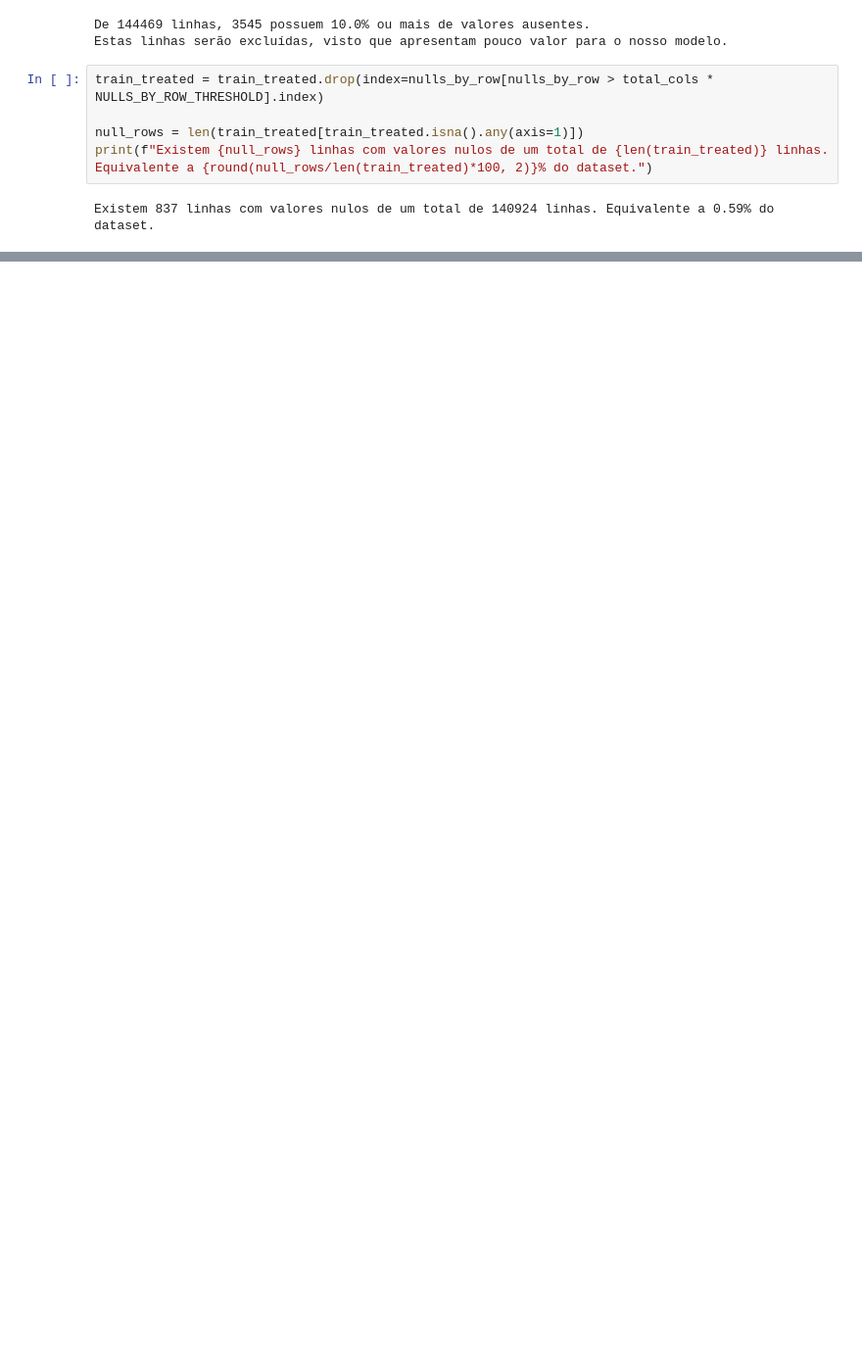
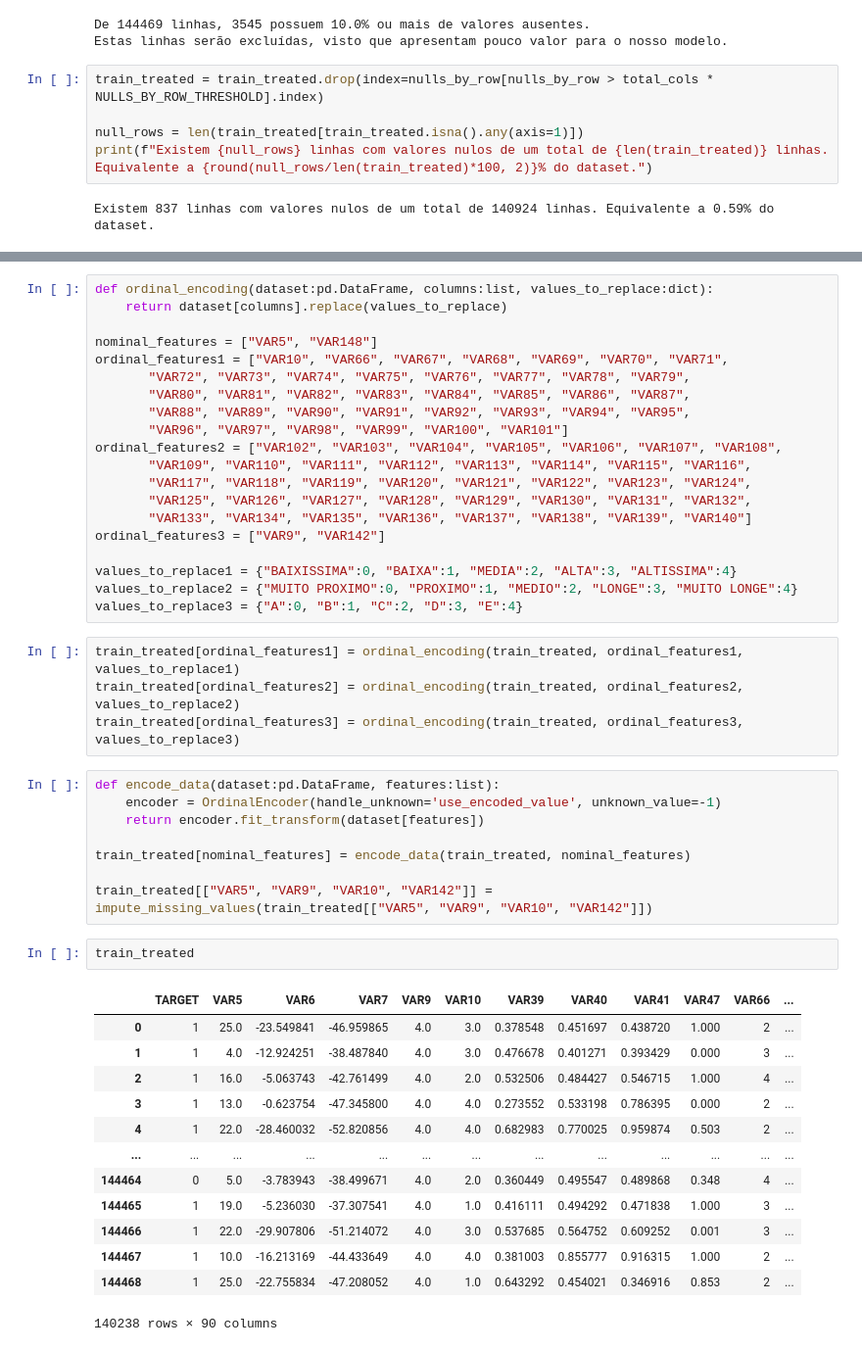
Before and after one commit to gasp37/credit-project, a Jupyter notebook: src/credit-project.ipynb, the cells around one changed output, grey strips where cells are left out. Shown at 98% size. Saved outputs shown, nothing was run; the diff lists cells and outputs as text; blank space fills up the shorter version.

```diff
--- a/src/credit-project.ipynb
+++ b/src/credit-project.ipynb
@@ -147,0 +196,48 @@ Existem 837 linhas com valores nulos de um total de 140924 linhas. Equivalente a
+# %%
+def ordinal_encoding(dataset:pd.DataFrame, columns:list, values_to_replace:dict):
+    return dataset[columns].replace(values_to_replace)
+
+nominal_features = ["VAR5", "VAR148"]
+ordinal_features1 = ["VAR10", "VAR66", "VAR67", "VAR68", "VAR69", "VAR70", "VAR71",
+       "VAR72", "VAR73", "VAR74", "VAR75", "VAR76", "VAR77", "VAR78", "VAR79",
+       "VAR80", "VAR81", "VAR82", "VAR83", "VAR84", "VAR85", "VAR86", "VAR87",
+       "VAR88", "VAR89", "VAR90", "VAR91", "VAR92", "VAR93", "VAR94", "VAR95",
+       "VAR96", "VAR97", "VAR98", "VAR99", "VAR100", "VAR101"]
+ordinal_features2 = ["VAR102", "VAR103", "VAR104", "VAR105", "VAR106", "VAR107", "VAR108",
+       "VAR109", "VAR110", "VAR111", "VAR112", "VAR113", "VAR114", "VAR115", "VAR116",
+       "VAR117", "VAR118", "VAR119", "VAR120", "VAR121", "VAR122", "VAR123", "VAR124",
+       "VAR125", "VAR126", "VAR127", "VAR128", "VAR129", "VAR130", "VAR131", "VAR132",
+       "VAR133", "VAR134", "VAR135", "VAR136", "VAR137", "VAR138", "VAR139", "VAR140"]
+ordinal_features3 = ["VAR9", "VAR142"]
+
+values_to_replace1 = {"BAIXISSIMA":0, "BAIXA":1, "MEDIA":2, "ALTA":3, "ALTISSIMA":4}
+values_to_replace2 = {"MUITO PROXIMO":0, "PROXIMO":1, "MEDIO":2, "LONGE":3, "MUITO LONGE":4}
+values_to_replace3 = {"A":0, "B":1, "C":2, "D":3, "E":4}
+# %%
+train_treated[ordinal_features1] = ordinal_encoding(train_treated, ordinal_features1, values_to_replace1)
+train_treated[ordinal_features2] = ordinal_encoding(train_treated, ordinal_features2, values_to_replace2)
+train_treated[ordinal_features3] = ordinal_encoding(train_treated, ordinal_features3, values_to_replace3)
+# %%
+def encode_data(dataset:pd.DataFrame, features:list):
+    encoder = OrdinalEncoder(handle_unknown='use_encoded_value', unknown_value=-1)
+    return encoder.fit_transform(dataset[features])
+
+train_treated[nominal_features] = encode_data(train_treated, nominal_features)
+
+train_treated[["VAR5", "VAR9", "VAR10", "VAR142"]] = impute_missing_values(train_treated[["VAR5", "VAR9", "VAR10", "VAR142"]])
+# %%
+train_treated
+# %% [output]
+|  | TARGET | VAR5 | VAR6 | VAR7 | VAR9 | VAR10 | VAR39 | VAR40 | VAR41 | VAR47 | VAR66 | ... |
+| 0 | 1 | 25.0 | -23.549841 | -46.959865 | 4.0 | 3.0 | 0.378548 | 0.451697 | 0.438720 | 1.000 | 2 | ... |
+| 1 | 1 | 4.0 | -12.924251 | -38.487840 | 4.0 | 3.0 | 0.476678 | 0.401271 | 0.393429 | 0.000 | 3 | ... |
+| 2 | 1 | 16.0 | -5.063743 | -42.761499 | 4.0 | 2.0 | 0.532506 | 0.484427 | 0.546715 | 1.000 | 4 | ... |
+| 3 | 1 | 13.0 | -0.623754 | -47.345800 | 4.0 | 4.0 | 0.273552 | 0.533198 | 0.786395 | 0.000 | 2 | ... |
+| 4 | 1 | 22.0 | -28.460032 | -52.820856 | 4.0 | 4.0 | 0.682983 | 0.770025 | 0.959874 | 0.503 | 2 | ... |
+| ... | ... | ... | ... | ... | ... | ... | ... | ... | ... | ... | ... | ... |
+| 144464 | 0 | 5.0 | -3.783943 | -38.499671 | 4.0 | 2.0 | 0.360449 | 0.495547 | 0.489868 | 0.348 | 4 | ... |
+| 144465 | 1 | 19.0 | -5.236030 | -37.307541 | 4.0 | 1.0 | 0.416111 | 0.494292 | 0.471838 | 1.000 | 3 | ... |
+| 144466 | 1 | 22.0 | -29.907806 | -51.214072 | 4.0 | 3.0 | 0.537685 | 0.564752 | 0.609252 | 0.001 | 3 | ... |
+| 144467 | 1 | 10.0 | -16.213169 | -44.433649 | 4.0 | 4.0 | 0.381003 | 0.855777 | 0.916315 | 1.000 | 2 | ... |
+| 144468 | 1 | 25.0 | -22.755834 | -47.208052 | 4.0 | 1.0 | 0.643292 | 0.454021 | 0.346916 | 0.853 | 2 | ... |
+140238 rows × 90 columns
```
Also changed, not shown: parts of 13 cells of this notebook.
